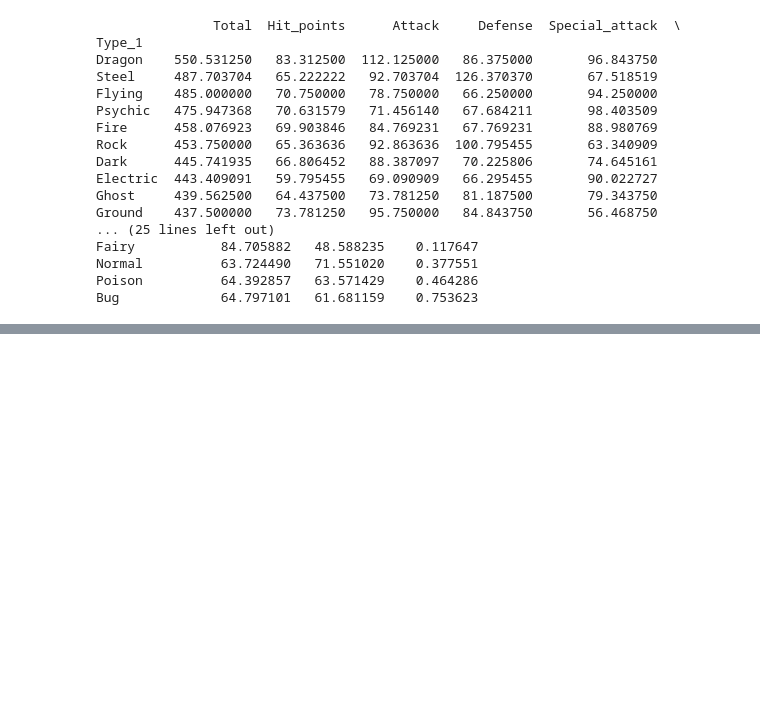
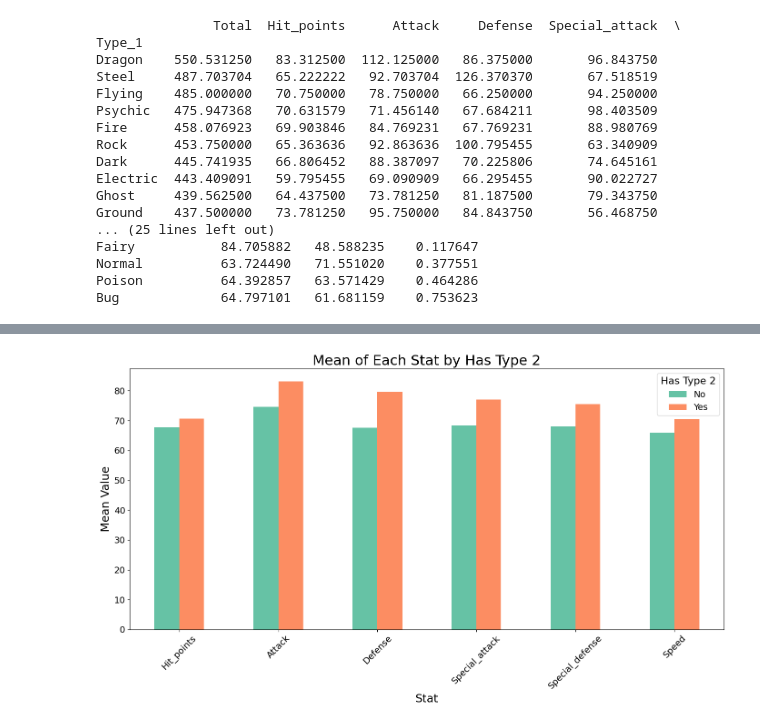
Before and after one commit to DaniDL346/Pokemon_Catch_Them_All, a Jupyter notebook: jupyter_notebooks/ETL_postprocessing.ipynb, the cells around one changed output, grey strips where cells are left out. Saved outputs shown, nothing was run; the diff lists cells and outputs as text; code cells hidden in the pictures; blank space fills up the shorter version.

```diff
--- a/jupyter_notebooks/ETL_postprocessing.ipynb
+++ b/jupyter_notebooks/ETL_postprocessing.ipynb
@@ -227,0 +454,27 @@ fig.show()
+# %%
+grouped_pok_no_tot = grouped_pok.drop(columns=['Total', 'Has_type_2'])
+
+# Calculate the mean of each column in grouped_pok_no_tot, grouped by Has_type_2
+means_by_type2 = df_pok.groupby('Has_type_2')[grouped_pok_no_tot.columns].mean().T
+means_by_type2.columns = ['No', 'Yes']
+
+# Plot the means as a grouped bar chart (histogram style)
+means_by_type2.plot(
+    kind='bar',
+    figsize=(14, 8),
+    color=['#66c2a5', '#fc8d62']
+)
+plt.title('Mean of Each Stat that has Type 2', fontsize=22)
+plt.xlabel('Stat', fontsize=18)
+plt.ylabel('Mean Value', fontsize=18)
+plt.xticks(rotation=45, fontsize=14)
+plt.yticks(fontsize=14)
+plt.legend(title='Has Type 2', fontsize=14, title_fontsize=16)
+plt.tight_layout()
+plt.show()
+# Summary: The grouped bar chart compares the mean values of each stat for Pokemons with and without a secondary type (Type 2).
+# Pokemons with a Type 2 ability ("Yes") have higher mean values across all stats compared to those without ("No").
+# The largest differences are observed in Attack and Defense, suggesting that dual-type Pokemons tend to be stronger overall.
+# This supports the idea that having a secondary type may provide not only more versatility but also generally better base stats.
+# %% [output]
+[figure, added]
```
Also changed, not shown: parts of 8 cells of this notebook.
